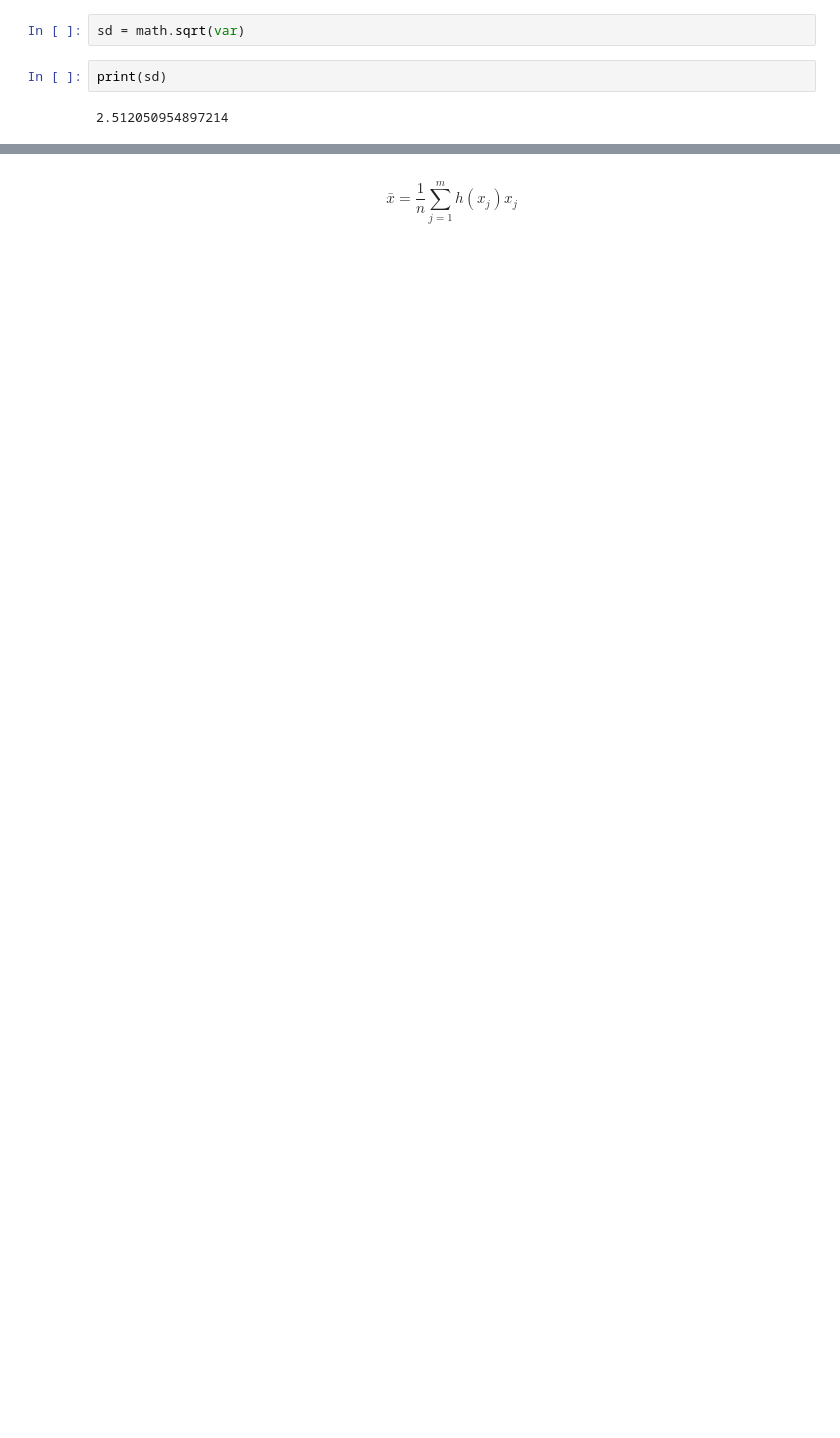
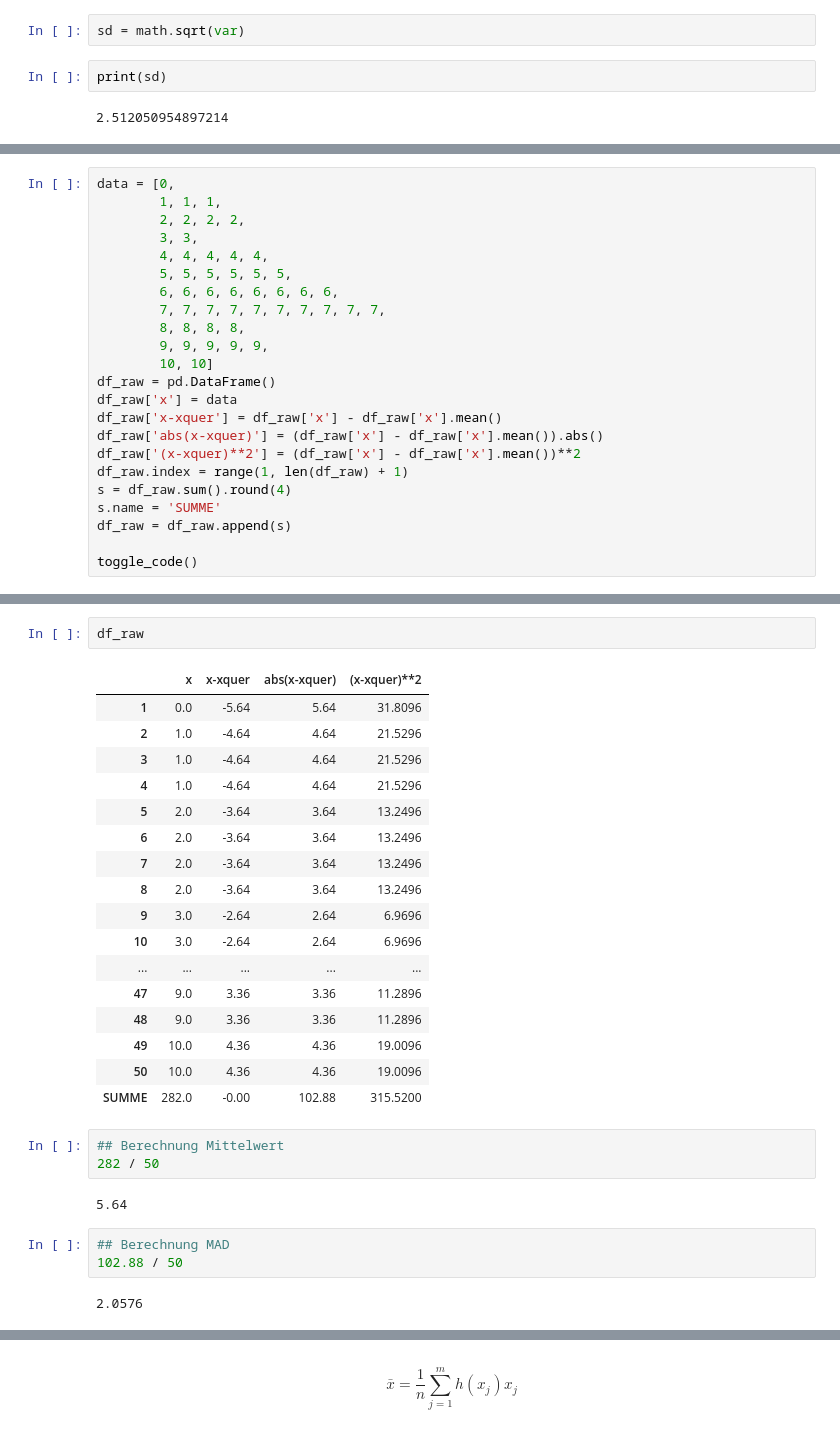
Before and after one commit to mirneshalilovic/BSTA01-01, a Jupyter notebook: Lektion_02.ipynb, the cells around one changed output, grey strips where cells are left out. Drawn from its saved outputs; the diff is of its cells as text; blank space fills up the shorter version.

```diff
--- a/Lektion_02.ipynb
+++ b/Lektion_02.ipynb
@@ -133,0 +129,23 @@ print(sd)
+# %%
+data = [0,
+        1, 1, 1,
+        2, 2, 2, 2,
+        3, 3,
+        4, 4, 4, 4, 4,
+        5, 5, 5, 5, 5, 5,
+        6, 6, 6, 6, 6, 6, 6, 6,
+        7, 7, 7, 7, 7, 7, 7, 7, 7, 7,
+        8, 8, 8, 8,
+        9, 9, 9, 9, 9,
+        10, 10]
+df_raw = pd.DataFrame()
+df_raw['x'] = data
+df_raw['x-xquer'] = df_raw['x'] - df_raw['x'].mean()
+df_raw['abs(x-xquer)'] = (df_raw['x'] - df_raw['x'].mean()).abs()
+df_raw['(x-xquer)**2'] = (df_raw['x'] - df_raw['x'].mean())**2
+df_raw.index = range(1, len(df_raw) + 1)
+s = df_raw.sum().round(4)
+s.name = 'SUMME'
+df_raw = df_raw.append(s)
+
+toggle_code()
@@ -133,0 +154,30 @@ print(sd)
+# %%
+df_raw
+# %% [output]
+|  | x | x-xquer | abs(x-xquer) | (x-xquer)**2 |
+| 1 | 0.0 | -5.64 | 5.64 | 31.8096 |
+| 2 | 1.0 | -4.64 | 4.64 | 21.5296 |
+| 3 | 1.0 | -4.64 | 4.64 | 21.5296 |
+| 4 | 1.0 | -4.64 | 4.64 | 21.5296 |
+| 5 | 2.0 | -3.64 | 3.64 | 13.2496 |
+| 6 | 2.0 | -3.64 | 3.64 | 13.2496 |
+| 7 | 2.0 | -3.64 | 3.64 | 13.2496 |
+| 8 | 2.0 | -3.64 | 3.64 | 13.2496 |
+| 9 | 3.0 | -2.64 | 2.64 | 6.9696 |
+| 10 | 3.0 | -2.64 | 2.64 | 6.9696 |
+| ... | ... | ... | ... | ... |
+| 47 | 9.0 | 3.36 | 3.36 | 11.2896 |
+| 48 | 9.0 | 3.36 | 3.36 | 11.2896 |
+| 49 | 10.0 | 4.36 | 4.36 | 19.0096 |
+| 50 | 10.0 | 4.36 | 4.36 | 19.0096 |
+| SUMME | 282.0 | -0.00 | 102.88 | 315.5200 |
+# %%
+## Berechnung Mittelwert
+282 / 50
+# %% [output]
+5.64
+# %%
+## Berechnung MAD
+102.88 / 50
+# %% [output]
+2.0576
```
Also changed, not shown: parts of 56 cells of this notebook.
